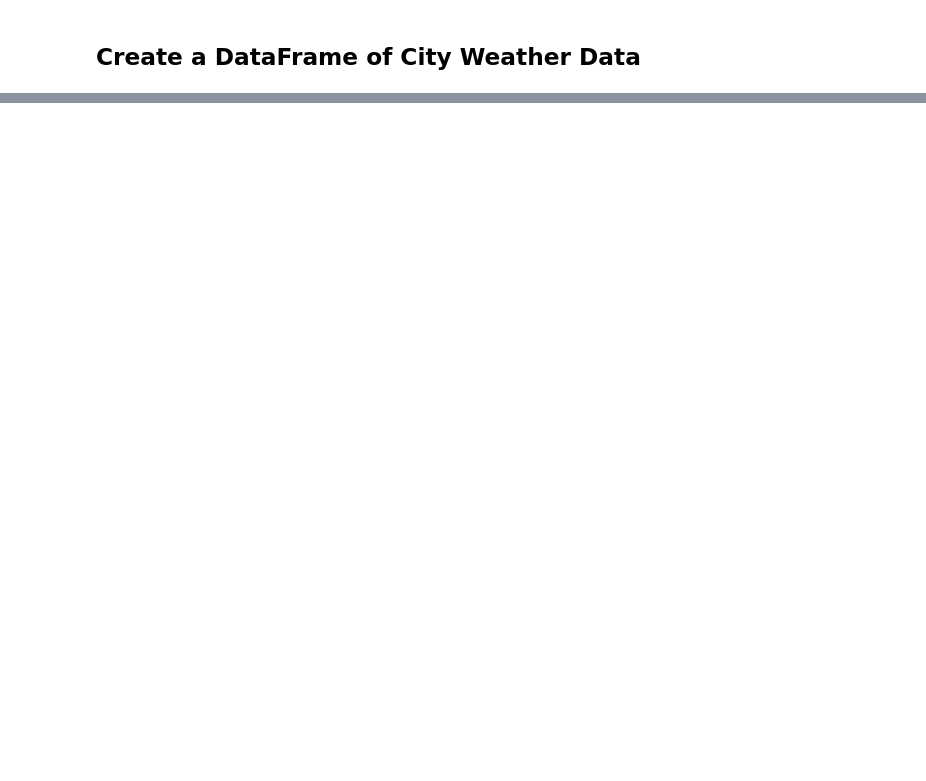
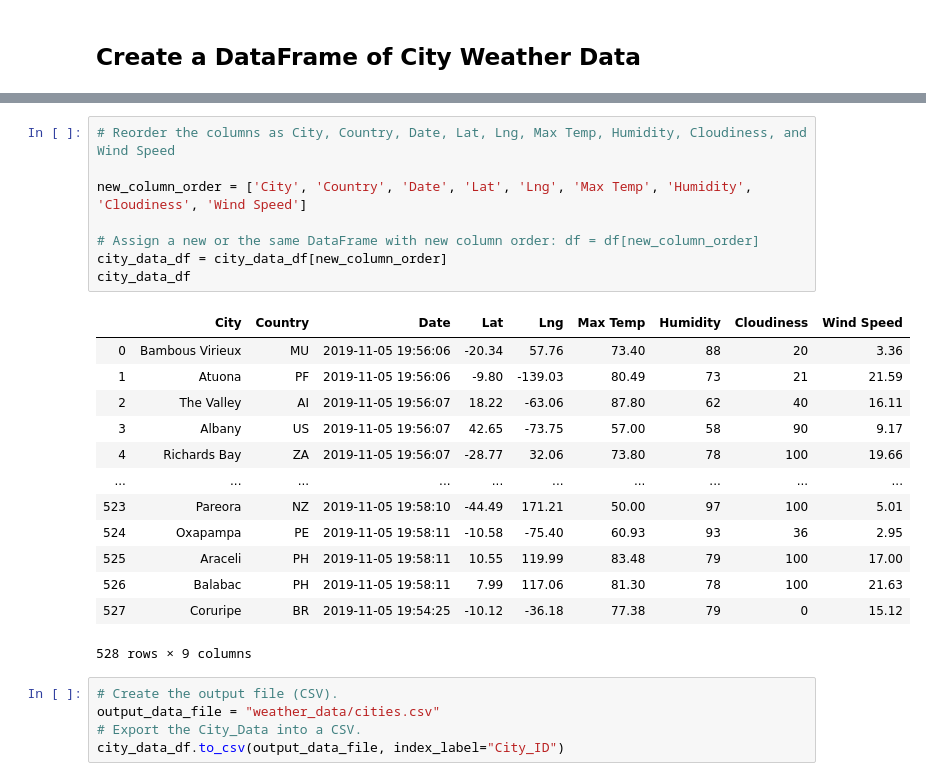
Before and after one commit to aodoming/World_Weather_Analysis_ADominguez, a Jupyter notebook: WeatherPy.ipynb, the cells around one changed output, grey strips where cells are left out. Cells and saved outputs as stored; diff of their text form; blank space fills up the shorter version.

Commit message:
DataFrame of City weather.

```diff
--- a/WeatherPy.ipynb
+++ b/WeatherPy.ipynb
@@ -176,0 +183,27 @@ city_data_df.head(10)
+# %%
+# Reorder the columns as City, Country, Date, Lat, Lng, Max Temp, Humidity, Cloudiness, and Wind Speed
+
+new_column_order = ['City', 'Country', 'Date', 'Lat', 'Lng', 'Max Temp', 'Humidity', 'Cloudiness', 'Wind Speed']
+
+# Assign a new or the same DataFrame with new column order: df = df[new_column_order]
+city_data_df = city_data_df[new_column_order]
+city_data_df
+# %% [output]
+|  | City | Country | Date | Lat | Lng | Max Temp | Humidity | Cloudiness | Wind Speed |
+| 0 | Bambous Virieux | MU | 2019-11-05 19:56:06 | -20.34 | 57.76 | 73.40 | 88 | 20 | 3.36 |
+| 1 | Atuona | PF | 2019-11-05 19:56:06 | -9.80 | -139.03 | 80.49 | 73 | 21 | 21.59 |
+| 2 | The Valley | AI | 2019-11-05 19:56:07 | 18.22 | -63.06 | 87.80 | 62 | 40 | 16.11 |
+| 3 | Albany | US | 2019-11-05 19:56:07 | 42.65 | -73.75 | 57.00 | 58 | 90 | 9.17 |
+| 4 | Richards Bay | ZA | 2019-11-05 19:56:07 | -28.77 | 32.06 | 73.80 | 78 | 100 | 19.66 |
+| ... | ... | ... | ... | ... | ... | ... | ... | ... | ... |
+| 523 | Pareora | NZ | 2019-11-05 19:58:10 | -44.49 | 171.21 | 50.00 | 97 | 100 | 5.01 |
+| 524 | Oxapampa | PE | 2019-11-05 19:58:11 | -10.58 | -75.40 | 60.93 | 93 | 36 | 2.95 |
+| 525 | Araceli | PH | 2019-11-05 19:58:11 | 10.55 | 119.99 | 83.48 | 79 | 100 | 17.00 |
+| 526 | Balabac | PH | 2019-11-05 19:58:11 | 7.99 | 117.06 | 81.30 | 78 | 100 | 21.63 |
+| 527 | Coruripe | BR | 2019-11-05 19:54:25 | -10.12 | -36.18 | 77.38 | 79 | 0 | 15.12 |
+528 rows × 9 columns
+# %%
+# Create the output file (CSV).
+output_data_file = "weather_data/cities.csv"
+# Export the City_Data into a CSV.
+city_data_df.to_csv(output_data_file, index_label="City_ID")
```
Also changed, not shown: parts of 5 cells of this notebook.
